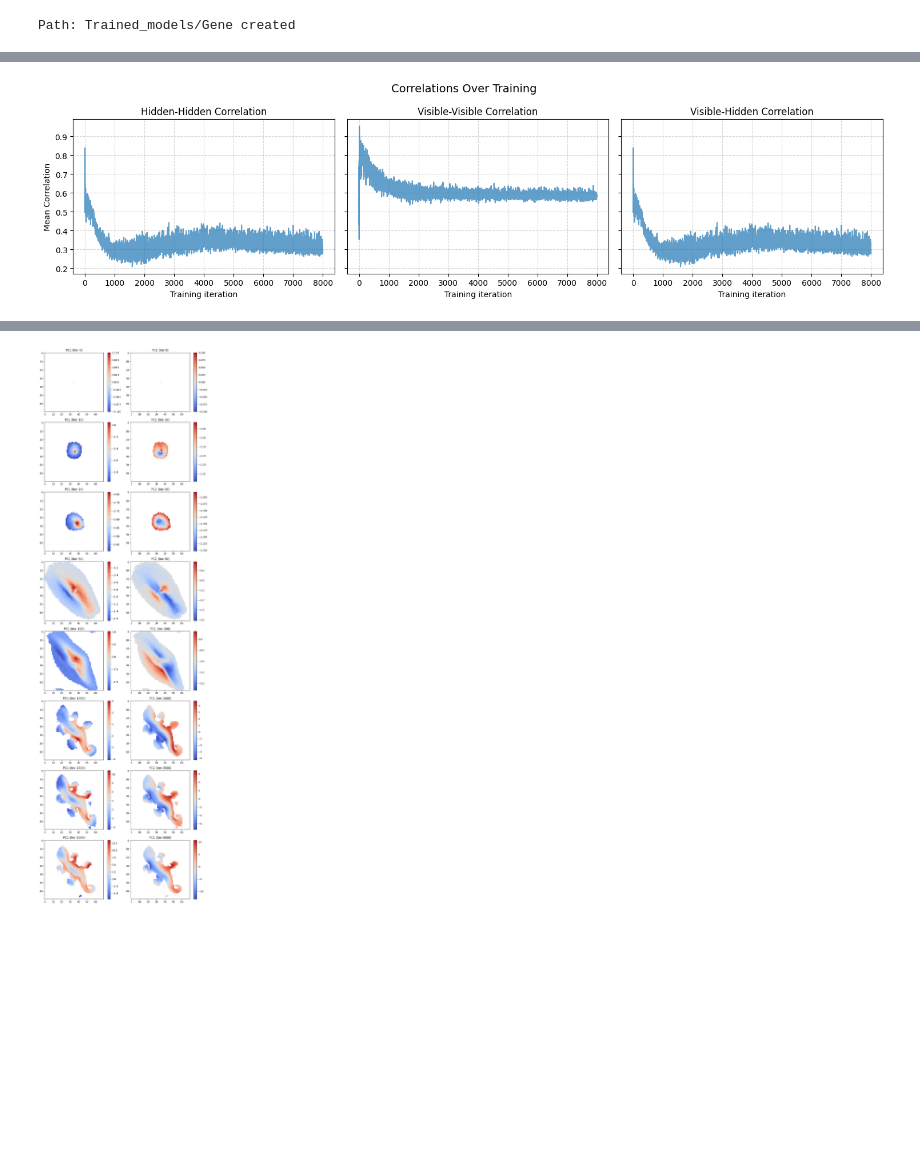
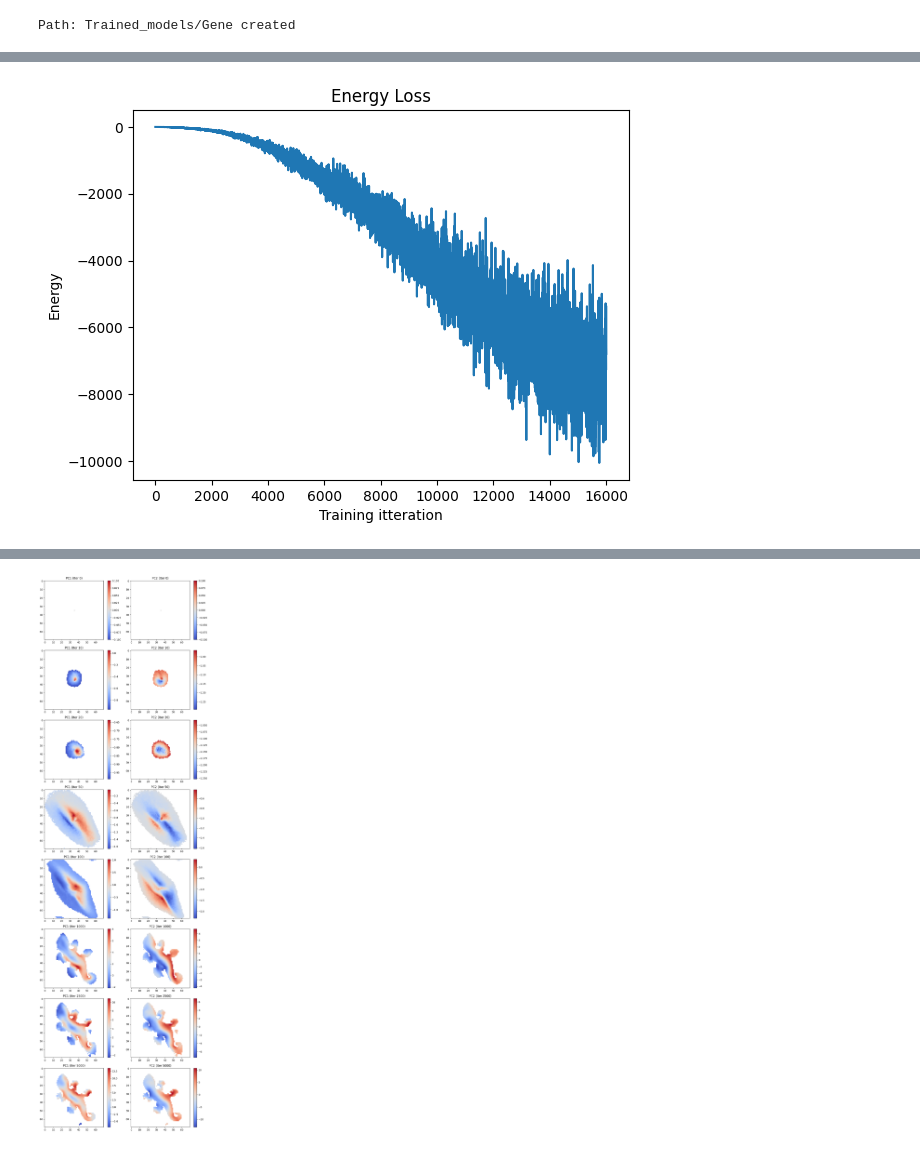
Before and after one commit to lshofsl/Advanced-topics-in-PoD-project-, a Jupyter notebook: EBM_NCA_baseline.ipynb, the cells around one changed output, grey strips where cells are left out. Saved outputs shown, nothing was run; the diff lists cells and outputs as text; code cells hidden in the pictures; blank space fills up the shorter version.

```diff
--- a/EBM_NCA_baseline.ipynb
+++ b/EBM_NCA_baseline.ipynb
@@ -14,14 +14,13 @@
 
 
 
-
 import os
 import sys
 
-!rm -rf Thesis
-!git clone https://github.com/lshofsl/Thesis
+!rm -rf Advanced-topics-in-PoD-project-
+!git clone https://github.com/lshofsl/Advanced-topics-in-PoD-project-.git
 
-repo_path = os.path.abspath("Thesis")
+repo_path = os.path.abspath("Advanced-topics-in-PoD-project-")
 if repo_path not in sys.path:
     sys.path.insert(0, repo_path)
 
@@ -152,7 +151,7 @@ Path: Trained_models/Gene created
 #@title Initialise NCA { vertical-output: true}
 base = image.tile(BATCH_SIZE, 1, 1, 1).to(DEVICE)
 loss_log = []
-nca = NCA(CHANNELS,HIDDEN_SIZE)
+nca = NCA_EBM(CHANNELS,HIDDEN_SIZE)
 nca = nca.to(DEVICE)
 optim = torch.optim.AdamW(nca.parameters(), lr=1e-3)
 scheduler = torch.optim.lr_scheduler.StepLR(optim, step_size=2000, gamma=0.3)
@@ -279,22 +241,8 @@ Trained_models/Gene/NCA.pth
 # %%
-fig, axes = plt.subplots(1, 3, figsize=(15, 4), sharey=True)
-
-axes[0].plot(hidden_corr, alpha=0.7)
-axes[0].set_title("Hidden-Hidden Correlation")
-axes[0].set_ylabel("Mean Correlation")
-
-axes[1].plot(visible_corr, alpha=0.7)
-axes[1].set_title("Visible-Visible Correlation")
-
-axes[2].plot(v_h_corr, alpha=0.7)
-axes[2].set_title("Visible-Hidden Correlation")
-
-for ax in axes:
-    ax.set_xlabel("Training iteration")
-    ax.grid(True, linestyle="--", alpha=0.5)
-
-fig.suptitle("Correlations Over Training", fontsize=14)
-plt.tight_layout()
+plt.plot(energy_loss)
+plt.title("Energy Loss")
+plt.xlabel("Training itteration")
+plt.ylabel("Energy")
 plt.show()
 # %% [output]
-[figure, old version]
+[figure, new version]
```
Also changed, not shown: parts of 5 cells of this notebook.
